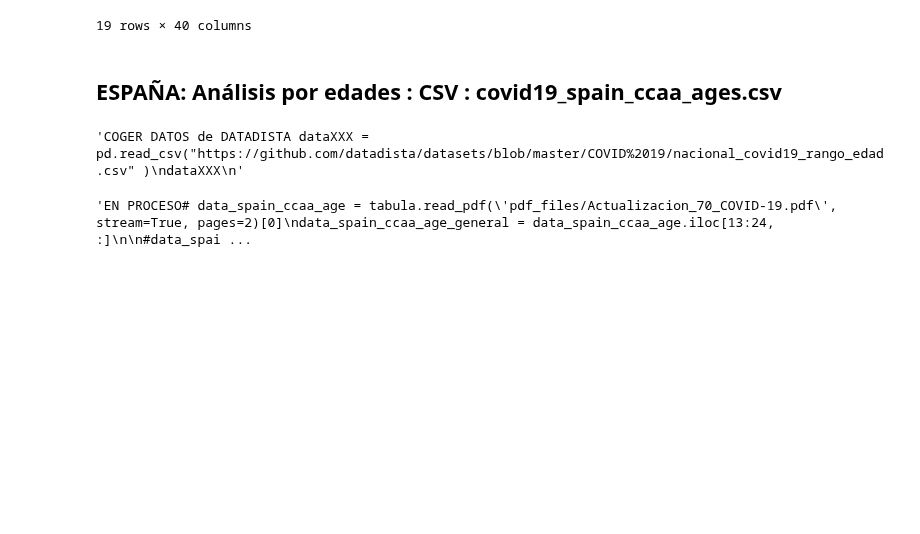
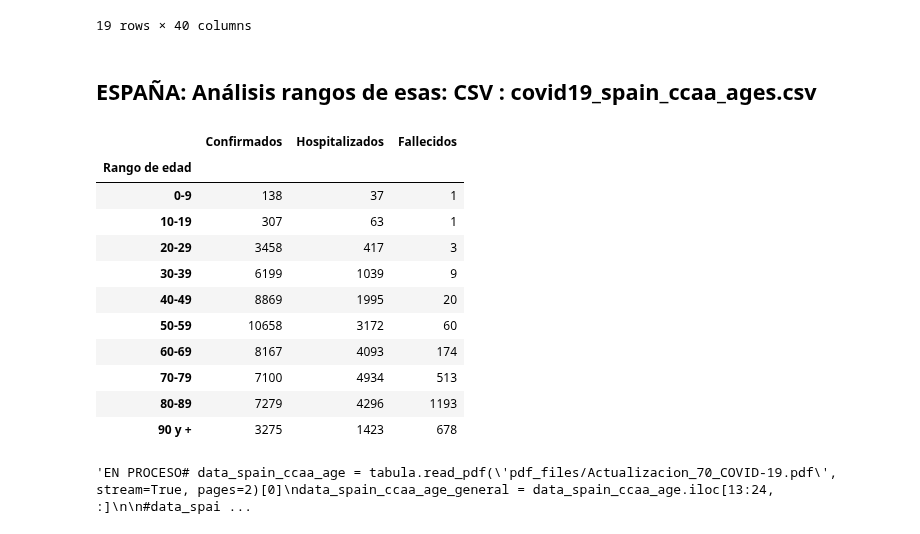
Before and after one commit to akakicreations/covid19-project, a Jupyter notebook: covid19_notebook_WEBFINAL.ipynb, the cells around one changed output. Saved outputs shown, nothing was run; the diff lists cells and outputs as text; code cells hidden in the pictures; blank space fills up the shorter version.

Commit message:
actualización diaria datos

```diff
--- a/covid19_notebook_WEBFINAL.ipynb
+++ b/covid19_notebook_WEBFINAL.ipynb
@@ -18,3 +18,5 @@ date_daybefore = date_daybefore.strftime('%d/%m')
 path_spain = 'pdf_files/Actualizacion_70_COVID-19.pdf'
 new_inform = 70
 new_before = 69
+date_today_age = date_today_complete.strftime('%Y-%m-%d')
+date_today_age
@@ -524,13 +529,53 @@ La columna ya está: NO hacer merge y no se exporta tabla
 | La Rioja | 0 | 1 | 3 | 7 | 11 | 29 | 29 | ... |
 19 rows × 40 columns
 # %% [markdown]
-## ESPAÑA: Análisis por edades : CSV : covid19_spain_ccaa_ages.csv
+## ESPAÑA: Análisis rangos de esas: CSV : covid19_spain_ccaa_ages.csv
-# %%
-'''COGER DATOS de DATADISTA dataXXX = pd.read_csv("https://github.com/datadista/datasets/blob/master/COVID%2019/nacional_covid19_rango_edad.csv" )
-dataXXX
-'''
-# %% [output]
-'COGER DATOS de DATADISTA dataXXX = pd.read_csv("https://github.com/datadista/datasets/blob/master/COVID%2019/nacional_covid19_rango_edad.csv" )\ndataXXX\n'
+# %%
+data_spain_ccaa_age = pd.read_csv("https://raw.githubusercontent.com/datadista/datasets/master/COVID%2019/nacional_covid19_rango_edad.csv",
+                                  sep = ',', encoding="utf-8")
+data_spain_ccaa_age = data_spain_ccaa_age[data_spain_ccaa_age["fecha"] == date_today_age]
+
+def take_edad(sexo):
+    data_spain_ccaa_age_all = data_spain_ccaa_age[data_spain_ccaa_age["sexo"] == sexo]
+    #Para sacar datos total
+    data_spain_ccaa_age_total = data_spain_ccaa_age_all.tail(1)
+    data_spain_ccaa_age_total = data_spain_ccaa_age_total.iloc[:, [3,4,6]]
+    data_spain_ccaa_age_total.columns = ['Confirmados','Hospitalizados', 'Fallecidos']
+    #Para sacar datos concretos (de ambos, hombres y mujeres)
+    data_spain_ccaa_age_concrete = data_spain_ccaa_age_all[:-1]
+    data_spain_ccaa_age_concrete = data_spain_ccaa_age_concrete.iloc[:, [1,3,4,6]]
+    data_spain_ccaa_age_concrete.columns = ['Rango de edad','Confirmados','Hospitalizados', 'Fallecidos']
+    data_spain_ccaa_age_concrete.set_index('Rango de edad', inplace=True)
+    return data_spain_ccaa_age_concrete, data_spain_ccaa_age_total
+
+data_spain_ccaa_age_ambos_concrete, data_spain_ccaa_age_ambos_total = take_edad('ambos')
+data_spain_ccaa_age_hombres_concrete, data_spain_ccaa_age_hombres_total = take_edad('hombres')
+data_spain_ccaa_age_mujeres_concrete, data_spain_ccaa_age_mujeres_total = take_edad('mujeres')
+
+data_spain_ccaa_age_ambos_total.index = ['Total ambos sexos']
+data_spain_ccaa_age_hombres_total.index = ['Total hombres']
+data_spain_ccaa_age_mujeres_total.index = ['Total mujeres']
+data_spain_ccaa_age_ambos_concat = pd.concat([data_spain_ccaa_age_mujeres_total, data_spain_ccaa_age_hombres_total,
+                                             data_spain_ccaa_age_ambos_total], axis=0)
+
+data_spain_ccaa_age_mujeres_concrete.to_csv('covid19_spain_ccaa_ages_mujeres.csv', sep = ';', encoding="utf-8")
+data_spain_ccaa_age_hombres_concrete.to_csv('covid19_spain_ccaa_ages_hombres.csv', sep = ';', encoding="utf-8")
+data_spain_ccaa_age_ambos_concat.to_csv('covid19_spain_ccaa_ages_ambos.csv', sep = ';', encoding="utf-8")
+
+data_spain_ccaa_age_mujeres_concrete
+# %% [output]
+|  | Confirmados | Hospitalizados | Fallecidos |
+| Rango de edad |  |  |  |
+| 0-9 | 138 | 37 | 1 |
+| 10-19 | 307 | 63 | 1 |
+| 20-29 | 3458 | 417 | 3 |
+| 30-39 | 6199 | 1039 | 9 |
+| 40-49 | 8869 | 1995 | 20 |
+| 50-59 | 10658 | 3172 | 60 |
+| 60-69 | 8167 | 4093 | 174 |
+| 70-79 | 7100 | 4934 | 513 |
+| 80-89 | 7279 | 4296 | 1193 |
+| 90 y + | 3275 | 1423 | 678 |
 # %%
 '''EN PROCESO# data_spain_ccaa_age = tabula.read_pdf('pdf_files/Actualizacion_70_COVID-19.pdf', stream=True, pages=2)[0]
 data_spain_ccaa_age_general = data_spain_ccaa_age.iloc[13:24, :]
```
Also changed, not shown: parts of 3 cells of this notebook, 4 other files.
